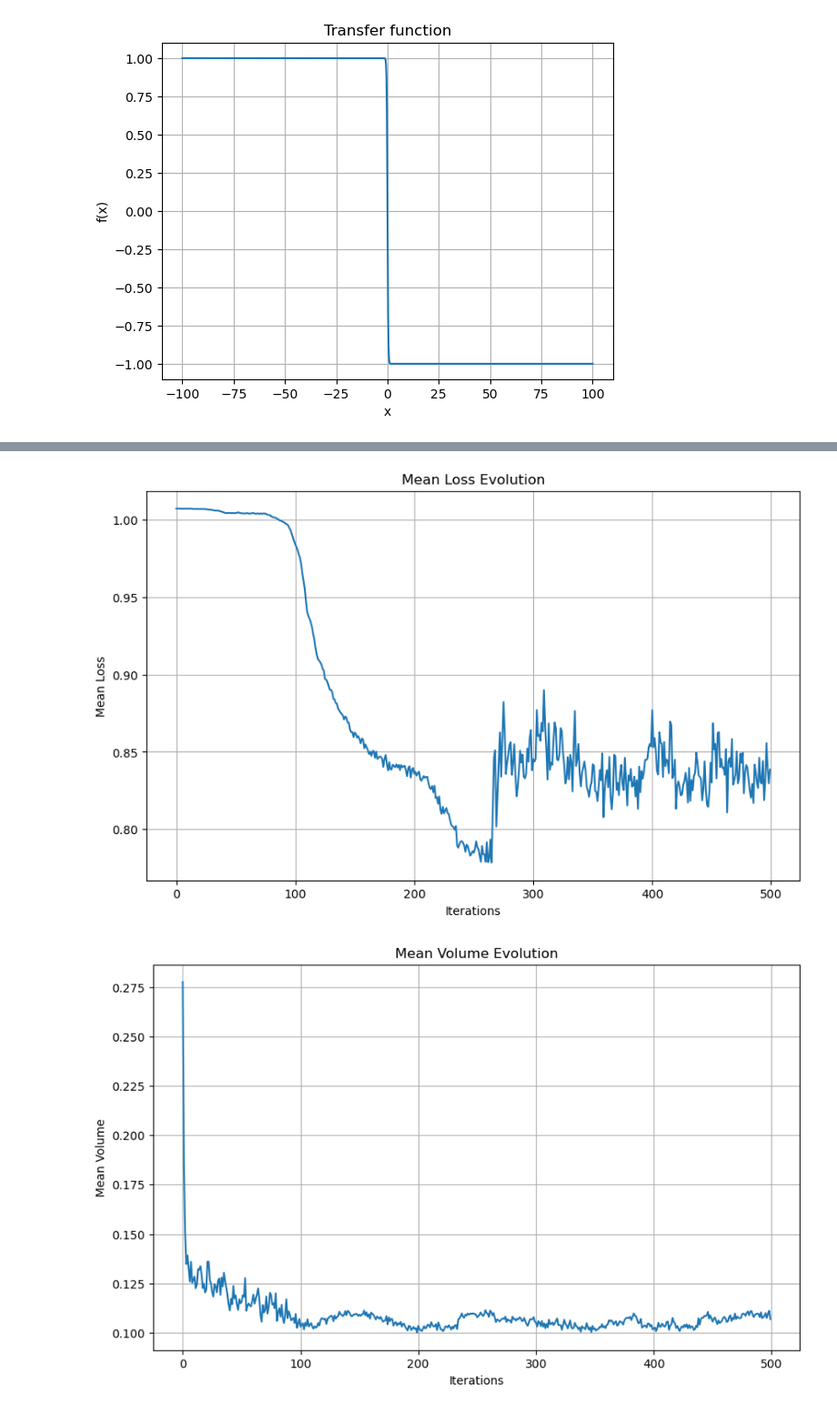
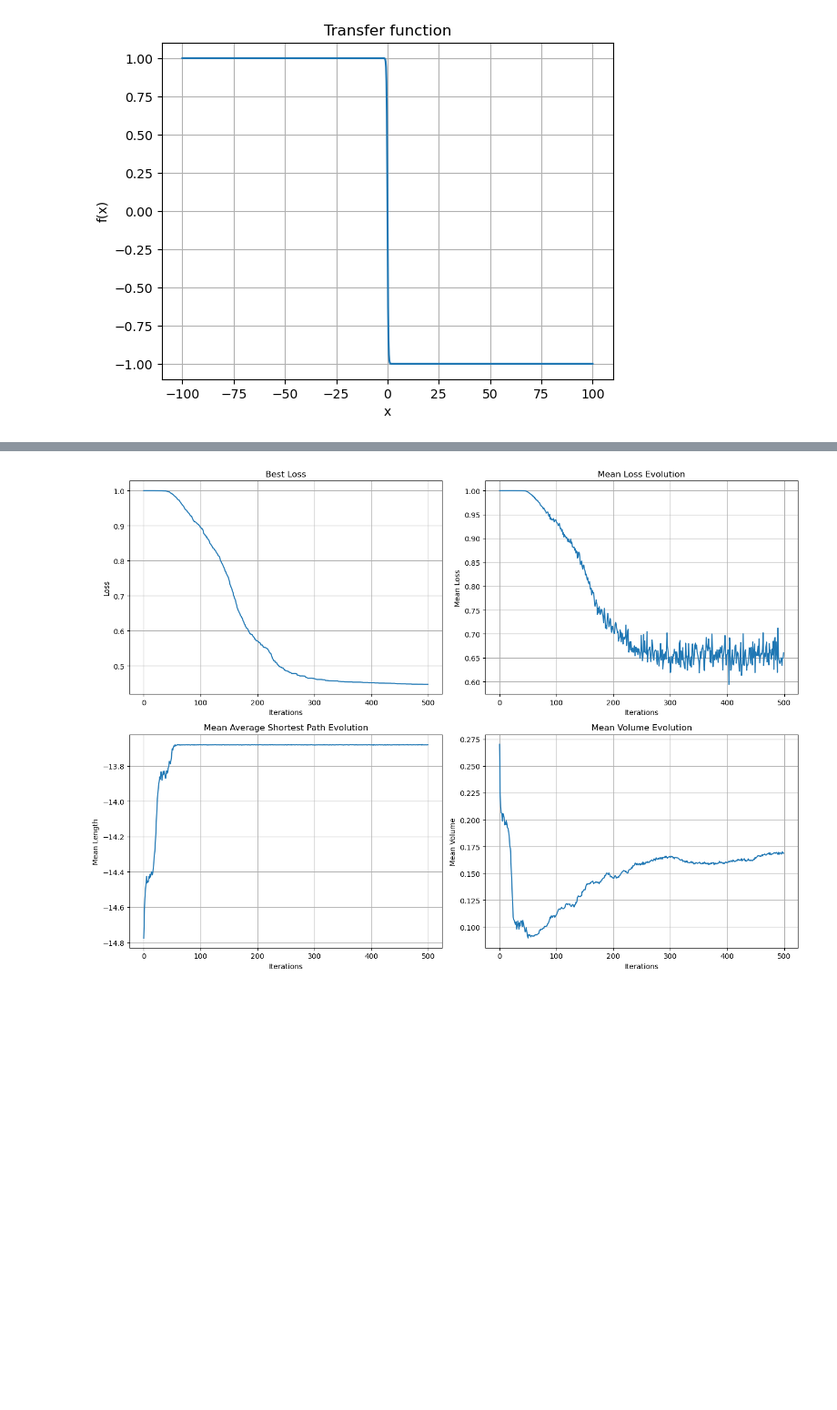
Before and after one commit to pietromalagoli/NeuronEvolution, a Jupyter notebook: main/model_ricard.ipynb, the cells around one changed output, grey strips where cells are left out. Shown at 91% size. Drawn from its saved outputs; the diff is of its cells as text; code cells hidden in the pictures; blank space fills up the shorter version.

```diff
--- a/main/model_ricard.ipynb
+++ b/main/model_ricard.ipynb
@@ -21,7 +21,7 @@ import model_ricard as m       # I've put all the functions in a separate Python
 # parameters of the simulation
 par={'L': 4,                    # side length of the squared lattice
      'p_self_link': 0,         # probability for each cell of having a self link
-     'C_density': 0.5,                       # initial density of links
+     'C_density': 1,                       # initial density of links
      'J_range': [-1,+1],                       # define the possible value for J.
      'gamma': 2,                             # gamma parameter of the Boltzmann function (transfer function)
      'tau': 300,                                   # temperature parameter for the softmax
@@ -34,15 +34,20 @@ par={'L': 4,                    # side length of the squared lattice
      'J_mutation_radius': 0.05,                 # standard deviation of the normal distribution used to sample the mutation value for J.
      'B_mutation_radius': 0.05,            # standard deviation of the normal distribution used to sample the mutation value for B.
      'T_mutation_radius': 0.05,           # standard deviation of the normal distribution used to sample the mutation value for T.
-     'reproduction_ratio': 0.9,          # percentage of offsprings to be generated by reproduction (the reamining by random generation)
-     'x_n': np.linspace(-1,1,64),   # discretization of the input of the transfer function (last argmument
+     'reproduction_ratio': 0.7,          # percentage of offsprings to be generated by reproduction (the reamining by random generation)
+     'elitist_ratio':0.2,
+     #'x_n': np.linspace(-1,1,64),   # discretization of the input of the transfer function (last argmument
                                    # is also the maximum number of non-zero coefficients in the DFT of the
                                    # transfer function. it should be a power of 2 for best performance of fft)
      'n_iter': 500,                    # number of iterations of the algorithm
      'N_sol': 200}                       # number of solutions (individuals, networks) considered in the simulation
 
+if par['reproduction_ratio'] + par['elitist_ratio'] > 1:
+     print(f'Error: expected sum of reproduction ratio and elitist ratio to be at maximum 1, but instead got {par[
+          'reproduction_ratio']} + {par['elitist_ratio']} = {par['reproduction_ratio']+par['elitist_ratio']}')
+
 #nrd.seed(1234)
 # %%
-solutions, lmean, t_dist_mean, volume_mean, loss_ev, mean_asp = m.evolution(par,verb=3,gen_verb=False,stat=True)
+solutions, lmean, t_dist_mean, volume_mean, loss_ev, mean_asp = m.evolution(par,verb=2,gen_verb=False,stat=True)
 # %% [output]
 Iteration #0...
@@ -193,35 +194,38 @@ plt.show()
 # %%
-plt.figure(figsize=(10, 6))
-plt.plot(np.arange(par['n_iter']),lmean)
-plt.title('Mean Loss Evolution')
-plt.xlabel('Iterations')
-plt.ylabel('Mean Loss')
-#plt.yscale('log')
-#plt.xscale('log')
-plt.grid(True)
+fig, axs = plt.subplots(2, 2, figsize=(14, 10))
+
+# Best Loss
+best_loss = np.min(loss_ev, axis=0)
+axs[0, 0].plot(best_loss)
+axs[0, 0].set_title('Best Loss')
+axs[0, 0].set_xlabel('Iterations')
+axs[0, 0].set_ylabel('Loss')
+axs[0, 0].grid(True)
+
+# Mean Loss Evolution
+axs[0, 1].plot(np.arange(par['n_iter']), lmean)
+axs[0, 1].set_title('Mean Loss Evolution')
+axs[0, 1].set_xlabel('Iterations')
+axs[0, 1].set_ylabel('Mean Loss')
+#axs[0, 1].set_xscale('log')
+axs[0, 1].grid(True)
+
+# Mean Average Shortest Path Evolution
+axs[1, 0].plot(mean_asp)
+axs[1, 0].set_title('Mean Average Shortest Path Evolution')
+axs[1, 0].set_xlabel('Iterations')
+axs[1, 0].set_ylabel('Mean Length')
+axs[1, 0].grid(True)
+
+# Mean Volume Evolution
+axs[1, 1].plot(volume_mean)
+axs[1, 1].set_title('Mean Volume Evolution')
+axs[1, 1].set_xlabel('Iterations')
+axs[1, 1].set_ylabel('Mean Volume')
+#axs[1, 1].set_xscale('log')
+axs[1, 1].grid(True)
+
+plt.tight_layout()
 plt.show()
-
-'''
-plt.figure(figsize=(10, 6))
-plt.plot(t_dist_mean)
-plt.title('Mean Target Distance Evolution')
-plt.xlabel('Iterations')
-plt.ylabel('Mean Target Distance')
-#plt.yscale('log')
-#plt.xscale('log')
-plt.grid(True)
-plt.show()
-'''
-
-plt.figure(figsize=(10, 6))
-plt.plot(volume_mean)
-plt.title('Mean Volume Evolution')
-plt.xlabel('Iterations')
-plt.ylabel('Mean Volume')
-#plt.yscale('log')
-#plt.xscale('log')
-plt.grid(True)
-plt.show()
 # %% [output]
-[figure, old version]
+[figure, new version]
-[figure, removed]
```
Also changed, not shown: parts of 14 cells of this notebook.
